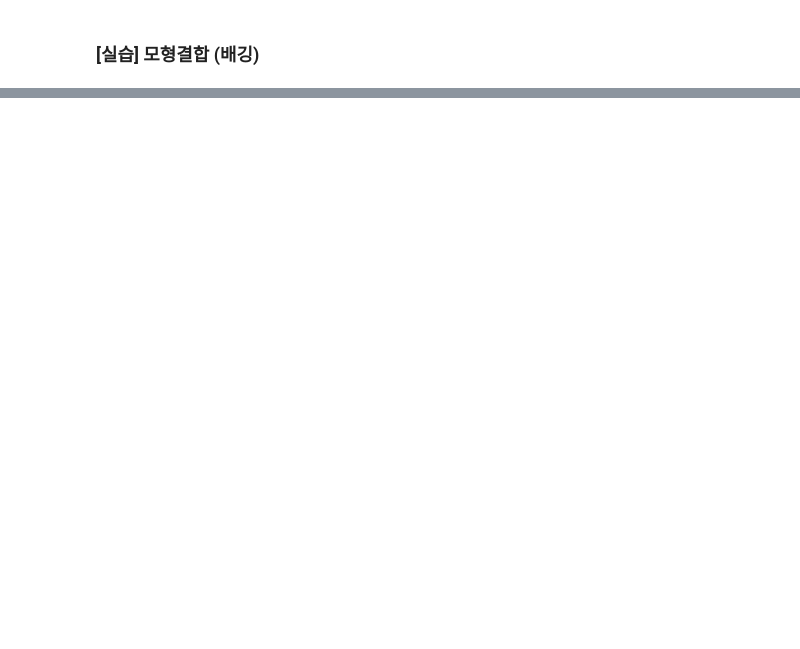
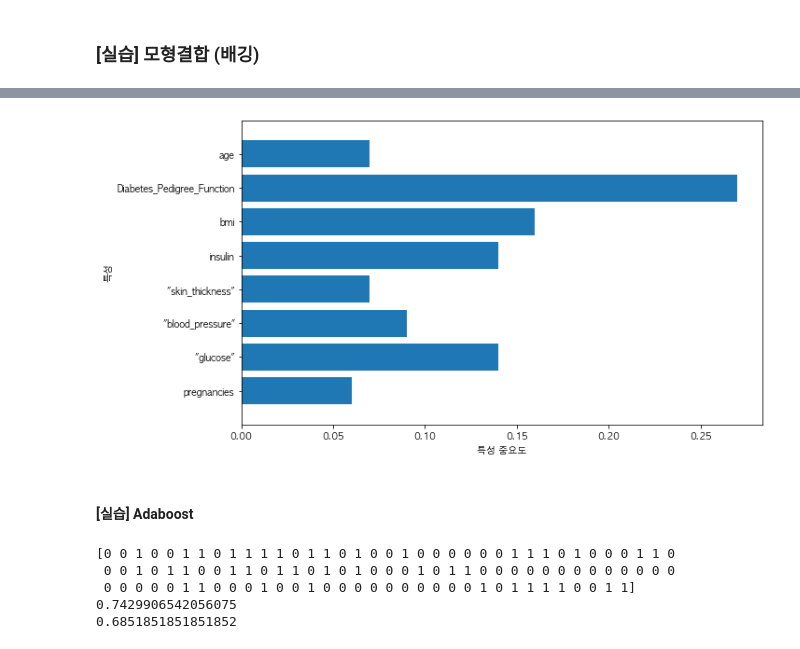
Before and after one commit to rileyko/PythonStudy, a Jupyter notebook: Ensemble/ensemble.ipynb, the cells around one changed output, grey strips where cells are left out. Cells and saved outputs as stored; diff of their text form; code cells hidden in the pictures; blank space fills up the shorter version.

```diff
--- a/Ensemble/ensemble.ipynb
+++ b/Ensemble/ensemble.ipynb
@@ -160,0 +311,38 @@ Index(['age', 'sex', 'cp', 'trestbps', 'chol', 'fbs', 'restecg', 'thalach',
+# %%
+%matplotlib inline
+import numpy as np
+from matplotlib import rc
+import matplotlib.pyplot as plt
+
+rc('font', family='AppleGothic')
+plt.rcParams['axes.unicode_minus'] = False
+
+def plot_tree(model):
+    plt.figure(figsize=(10, 6))
+    n_features = X.shape[1]
+    plt.barh(range(n_features), model.feature_importances_, align='center')
+    plt.yticks(np.arange(n_features), train_cols)
+    plt.xlabel('특성 중요도')
+    plt.ylabel('특성')
+    plt.ylim(-1, n_features)
+
+plot_tree(model_ada)
+# %% [output]
+[figure, added]
+# %% [markdown]
+#### [실습] Adaboost
+# %%
+from sklearn.svm import SVC
+svc = SVC(probability=True, kernel='linear')
+model_svc = AdaBoostClassifier(algorithm='SAMME', n_estimators=50, base_estimator=svc)
+model_svc.fit(X_train, y_train)
+
+print(model_svc.predict(X_test))
+print(model_svc.score(X_train, y_train))
+print(model_svc.score(X_test, y_test))
+# %% [output]
+[0 0 1 0 0 1 1 0 1 1 1 1 0 1 1 0 1 0 0 1 0 0 0 0 0 0 1 1 1 0 1 0 0 0 1 1 0
+ 0 0 1 0 1 1 0 0 1 1 0 1 1 0 1 0 1 0 0 0 1 0 1 1 0 0 0 0 0 0 0 0 0 0 0 0 0
+ 0 0 0 0 0 1 1 0 0 0 1 0 0 1 0 0 0 0 0 0 0 0 0 0 1 0 1 1 1 1 0 0 1 1]
+0.7429906542056075
+0.6851851851851852
```
Also changed, not shown: parts of 18 cells of this notebook, 3 other files.
